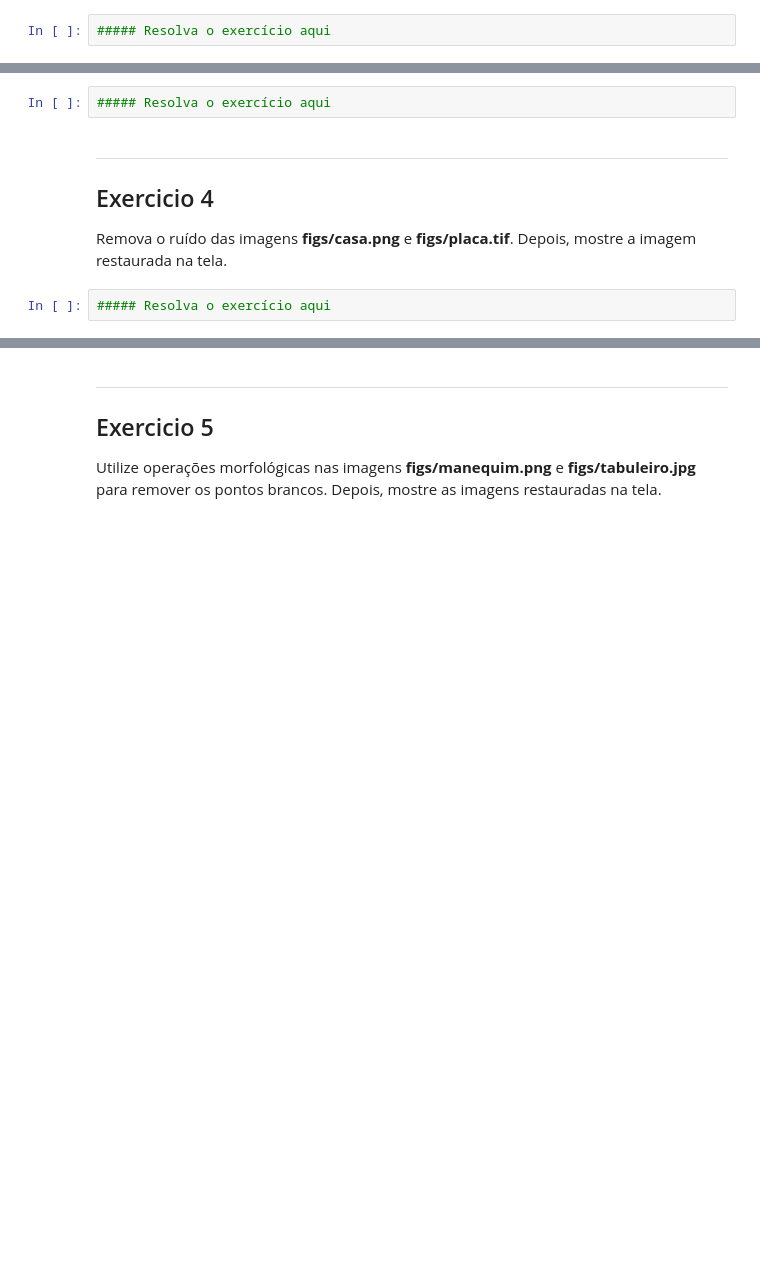
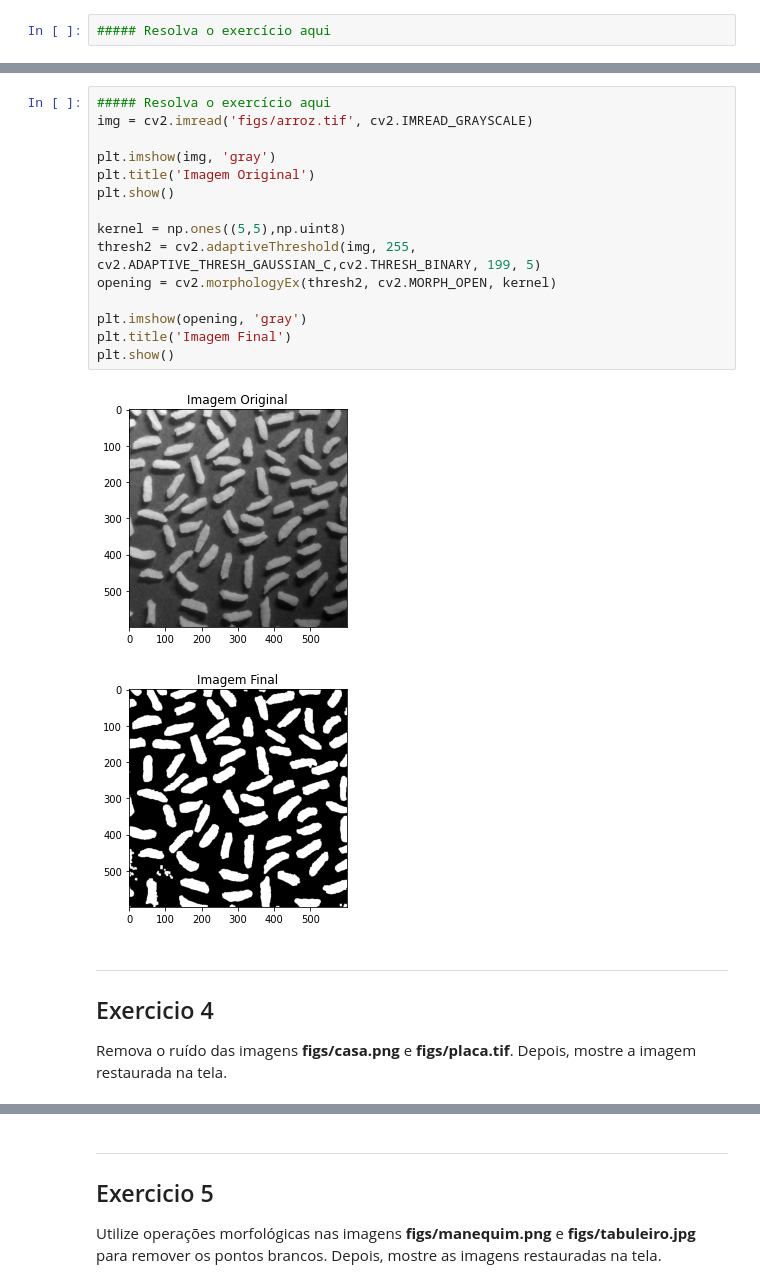
Before and after one commit to m-zaguette/image_processing_ac2, a Jupyter notebook: exerciciosPraticos.ipynb, the cells around one changed output, grey strips where cells are left out. Saved outputs shown, nothing was run; the diff lists cells and outputs as text; blank space fills up the shorter version.

```diff
--- a/exerciciosPraticos.ipynb
+++ b/exerciciosPraticos.ipynb
@@ -184,12 +184,26 @@ Teste a função no vídeo *videos/cameraEscondida.mp4*.
 Por meio de operações morfológicas e outras técnicas aprendidas na disciplina, destaque o arroz da imagem **figs/arroz.tif**. Você deve salvar a nova imagem com o nome **arroz_destacado.jpg**. Abaixo é mostrado um exemplo do resultado esperado.
 
 <img src="imgNotebook/arroz.png" width="410" height="128" />
-# %%
-##### Resolva o exercício aqui
+# %%
+##### Resolva o exercício aqui
+img = cv2.imread('figs/arroz.tif', cv2.IMREAD_GRAYSCALE)
+
+plt.imshow(img, 'gray')
+plt.title('Imagem Original')
+plt.show()
+
+kernel = np.ones((5,5),np.uint8)
+thresh2 = cv2.adaptiveThreshold(img, 255, cv2.ADAPTIVE_THRESH_GAUSSIAN_C,cv2.THRESH_BINARY, 199, 5)
+opening = cv2.morphologyEx(thresh2, cv2.MORPH_OPEN, kernel)
+
+plt.imshow(opening, 'gray')
+plt.title('Imagem Final')
+plt.show()
+# %% [output]
+[figure, added]
+[figure, added]
 # %% [markdown]
 ----
 ## Exercicio 4
 
 Remova o ruído das imagens **figs/casa.png** e **figs/placa.tif**. Depois, mostre a imagem restaurada na tela.
-# %%
-##### Resolva o exercício aqui
```
Also changed, not shown: parts of 12 cells of this notebook.
